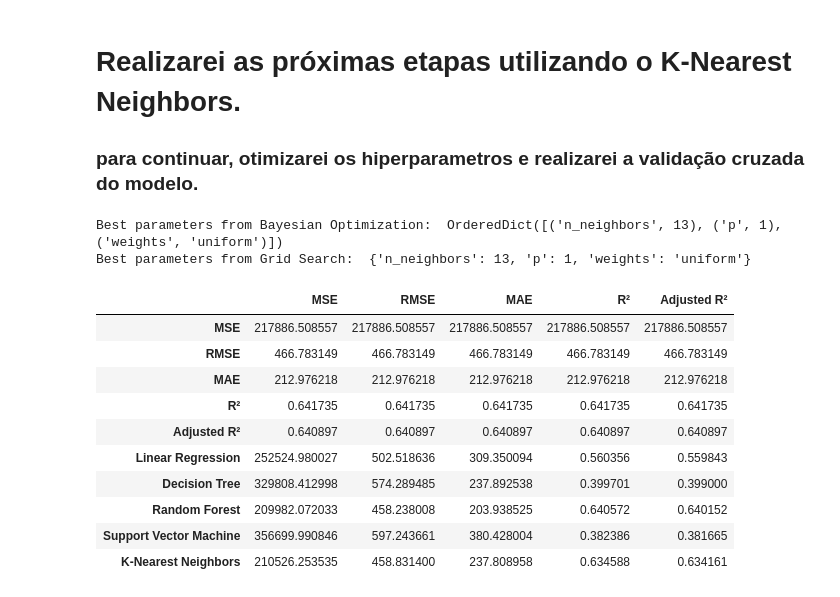
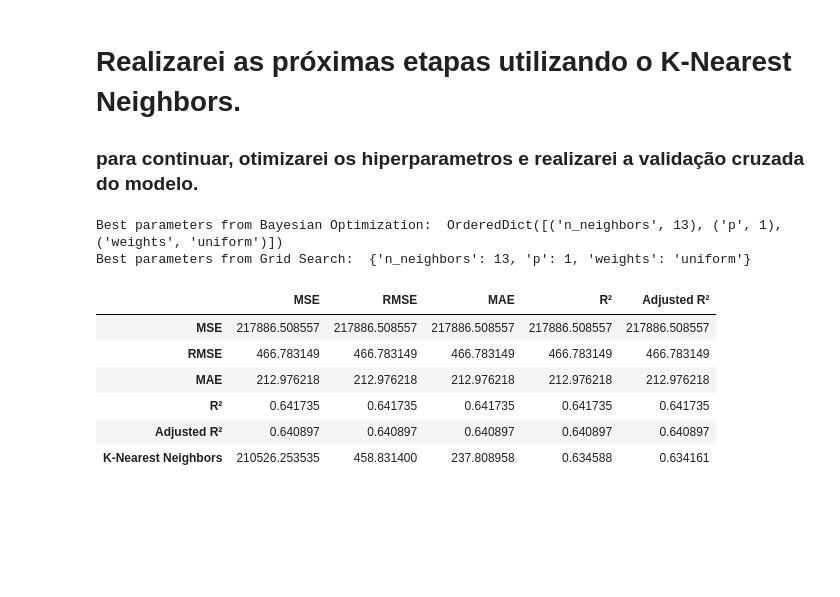
Before and after one commit to jgmacedo/CanadaRentDataViz, a Jupyter notebook: test_ML_models.ipynb, the cells around one changed output. Saved outputs shown, nothing was run; the diff lists cells and outputs as text; code cells hidden in the pictures; blank space fills up the shorter version.

```diff
--- a/test_ML_models.ipynb
+++ b/test_ML_models.ipynb
@@ -155,6 +155,9 @@ search_spaces = {
     'n_neighbors': Integer(1, 30),
     'weights': ['uniform', 'distance'],
     'p': Integer(1, 2)
+}
+models = {
+    'K-Nearest Neighbors': KNeighborsRegressor()
 }
 
 # Implement Bayesian Optimization
@@ -204,35 +207,31 @@ for model_name, model in models.items():
     mse_scores = cross_val_score(model, X, y, scoring='neg_mean_squared_error', cv=kf)
     mae_scores = cross_val_score(model, X, y, scoring='neg_mean_absolute_error', cv=kf)
     r2_scores = cross_val_score(model, X, y, scoring='r2', cv=kf)
 
     mse = -np.mean(mse_scores)
     rmse = np.sqrt(mse)
     mae = -np.mean(mae_scores)
     r2 = np.mean(r2_scores)
     adj_r2 = 1 - (1 - r2) * (len(y) - 1) / (len(y) - X.shape[1] - 1)
 
     results[model_name] = {
         'MSE': mse,
         'RMSE': rmse,
         'MAE': mae,
         'R²': r2,
         'Adjusted R²': adj_r2
     }
 
 # Convert the results to a DataFrame for easy visualization
 results_df_treated = pd.DataFrame(results).T
 results_df_treated
 # %% [output]
 Best parameters from Bayesian Optimization:  OrderedDict([('n_neighbors', 13), ('p', 1), ('weights', 'uniform')])
 Best parameters from Grid Search:  {'n_neighbors': 13, 'p': 1, 'weights': 'uniform'}
 |  | MSE | RMSE | MAE | R² | Adjusted R² |
 | MSE | 217886.508557 | 217886.508557 | 217886.508557 | 217886.508557 | 217886.508557 |
 | RMSE | 466.783149 | 466.783149 | 466.783149 | 466.783149 | 466.783149 |
 | MAE | 212.976218 | 212.976218 | 212.976218 | 212.976218 | 212.976218 |
 | R² | 0.641735 | 0.641735 | 0.641735 | 0.641735 | 0.641735 |
 | Adjusted R² | 0.640897 | 0.640897 | 0.640897 | 0.640897 | 0.640897 |
-| Linear Regression | 252524.980027 | 502.518636 | 309.350094 | 0.560356 | 0.559843 |
-| Decision Tree | 329808.412998 | 574.289485 | 237.892538 | 0.399701 | 0.399000 |
-| Random Forest | 209982.072033 | 458.238008 | 203.938525 | 0.640572 | 0.640152 |
-| Support Vector Machine | 356699.990846 | 597.243661 | 380.428004 | 0.382386 | 0.381665 |
 | K-Nearest Neighbors | 210526.253535 | 458.831400 | 237.808958 | 0.634588 | 0.634161 |
```
Also changed, not shown: parts of 2 cells of this notebook, 1 other file.
